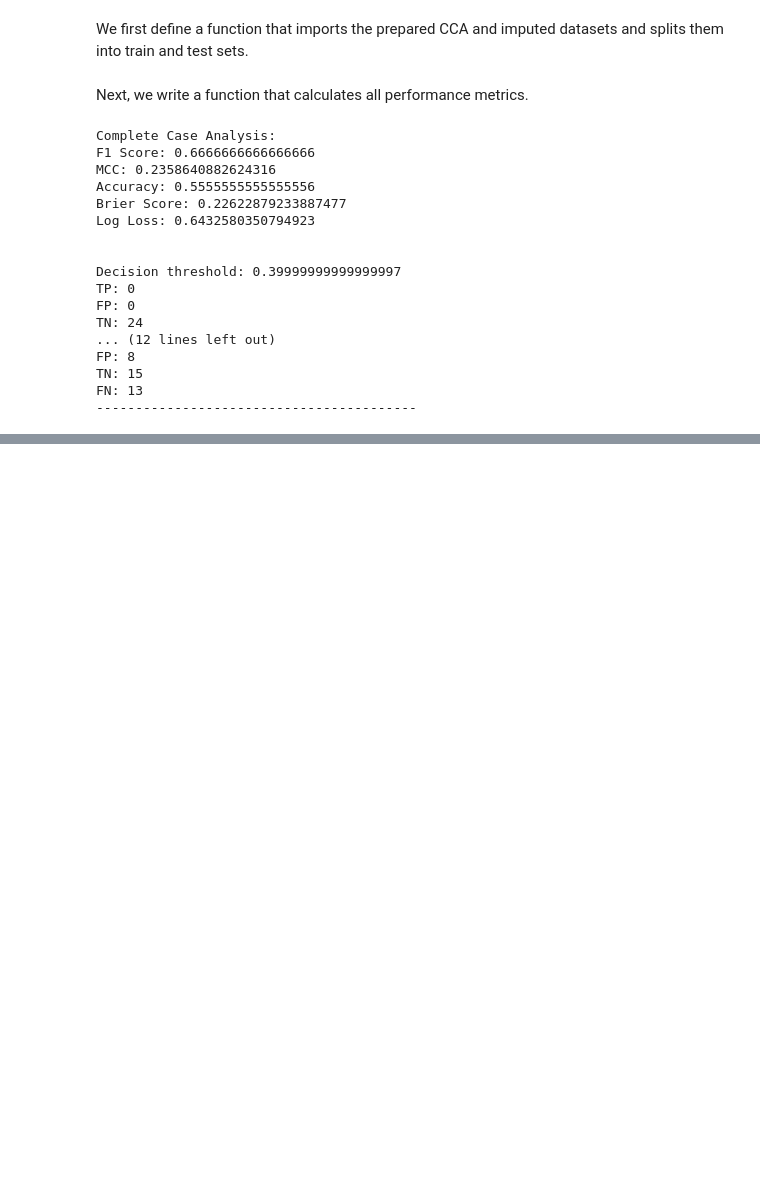
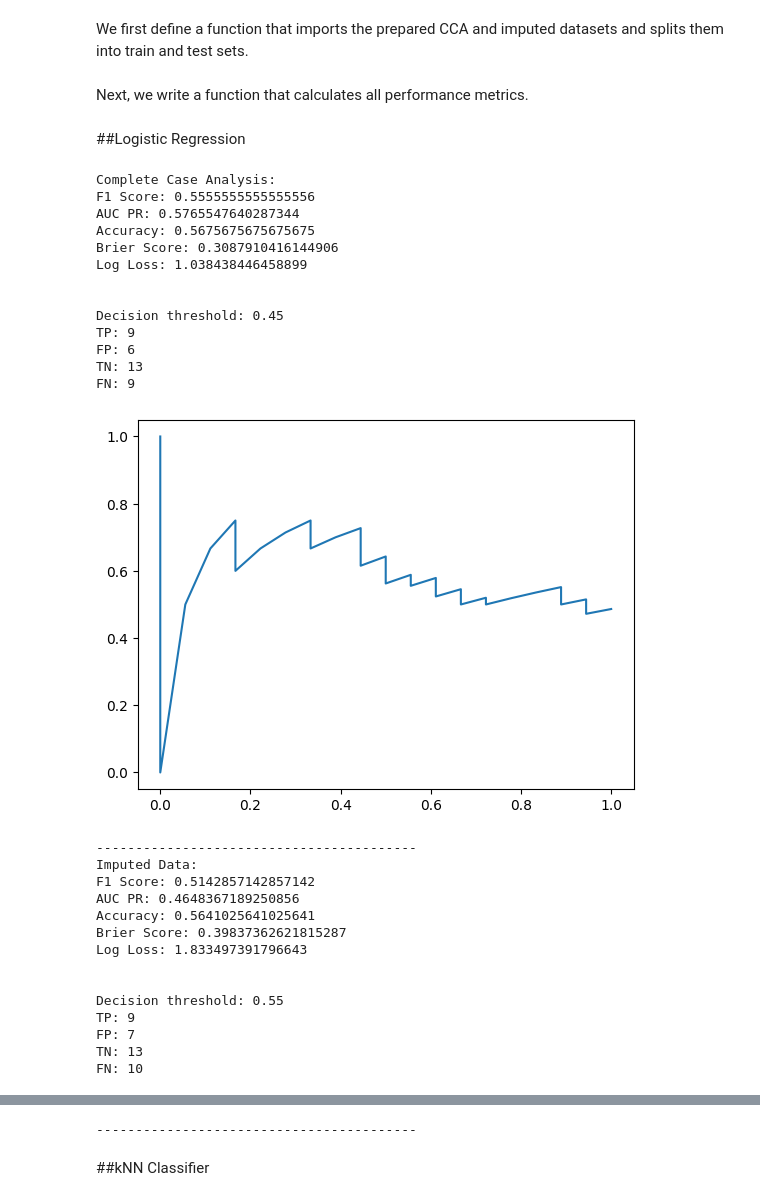
Before and after one commit to philipp-lampert/mymandible, a Jupyter notebook: data_science/05_model_training.ipynb, the cells around one changed output, grey strips where cells are left out. Cells and saved outputs as stored; diff of their text form; code cells hidden in the pictures; blank space fills up the shorter version.

```diff
--- a/data_science/05_model_training.ipynb
+++ b/data_science/05_model_training.ipynb
@@ -13,7 +13,7 @@ def cca_imp_train_test_splits(outcome, min_follow_up_days):
   from sklearn.model_selection import train_test_split
 
   random_state=100
-  test_size=0.3
+  test_size=0.25
 
   df_cca = pd.read_parquet('https://github.com/philipp-lampert/mymandible/blob/main/data_science/data/dropped_first_cca.parquet?raw=true')
   df_imp = pd.read_parquet('https://github.com/philipp-lampert/mymandible/blob/main/data_science/data/dropped_first_imputed.parquet?raw=true')
@@ -44,24 +44,25 @@ Next, we write a function that calculates all performance metrics.
 # %%
 def metrics(predictions, y_test):
 
-    from sklearn.metrics import matthews_corrcoef, accuracy_score, brier_score_loss, log_loss, f1_score, confusion_matrix
+    from sklearn.metrics import matthews_corrcoef, accuracy_score, brier_score_loss, log_loss, f1_score, confusion_matrix, precision_recall_curve, auc
+    import matplotlib.pyplot as plt
 
-    thresholds = np.arange(0.2, 0.8, 0.05)
+    thresholds = np.arange(0.45, 0.55, 0.05)
     best_f1 = 0
 
     for threshold in thresholds:
         predicted_labels = (predictions >= threshold).astype(int)
         f1 = f1_score(y_test, predicted_labels)
-
         if f1 > best_f1:
             best_predicted_labels = predicted_labels
             best_f1 = f1
             optimal_threshold = threshold
 
     tn, fp, fn, tp = confusion_matrix(y_test, predicted_labels).ravel()
+    precision, recall, thresholds = precision_recall_curve(y_test, predictions)
 
     print('F1 Score:', best_f1)
-    print('MCC:', matthews_corrcoef(y_test, best_predicted_labels))
+    print('AUC PR:', auc(recall, precision))
     print('Accuracy:', accuracy_score(y_test, best_predicted_labels))
     print('Brier Score:', brier_score_loss(y_test, predictions))
     print('Log Loss:', log_loss(y_test, predictions))
@@ -71,7 +72,11 @@ def metrics(predictions, y_test):
     print('FP:', fp)
     print('TN:', tn)
     print('FN:', fn)
+    plt.plot(recall, precision)
+    plt.show()
     print('-----------------------------------------')
+# %% [markdown]
+##Logistic Regression
 # %%
 def logistic_regression(outcome, min_follow_up_days, max_iter, cv):
 
@@ -94,22 +98,33 @@ def logistic_regression(outcome, min_follow_up_days, max_iter, cv):
   print("Imputed Data:")
   metrics(predictions_imp, y_test_imp)
 # %%
-logistic_regression('soft_tissue_complication', min_follow_up_days=30, max_iter=1000, cv=10)
+logistic_regression('soft_tissue_complication', min_follow_up_days=30, max_iter=1000, cv=5)
 # %% [output]
 Complete Case Analysis:
-F1 Score: 0.6666666666666666
-MCC: 0.2358640882624316
-Accuracy: 0.5555555555555556
-Brier Score: 0.22622879233887477
-Log Loss: 0.6432580350794923
+F1 Score: 0.5555555555555556
+AUC PR: 0.5765547640287344
+Accuracy: 0.5675675675675675
+Brier Score: 0.3087910416144906
+Log Loss: 1.038438446458899
 
 
-Decision threshold: 0.39999999999999997
-TP: 0
-FP: 0
-TN: 24
-... (12 lines left out)
-FP: 8
-TN: 15
-FN: 13
------------------------------------------
+Decision threshold: 0.45
+TP: 9
+FP: 6
+TN: 13
+FN: 9
+[figure, added]
+-----------------------------------------
+Imputed Data:
+F1 Score: 0.5142857142857142
+AUC PR: 0.4648367189250856
+Accuracy: 0.5641025641025641
+Brier Score: 0.39837362621815287
+Log Loss: 1.833497391796643
+
+
+Decision threshold: 0.55
+TP: 9
+FP: 7
+TN: 13
+FN: 10
@@ -115,0 +132,3 @@ FN: 13
+-----------------------------------------
+# %% [markdown]
+##kNN Classifier
```
Also changed, not shown: parts of 7 cells of this notebook.
